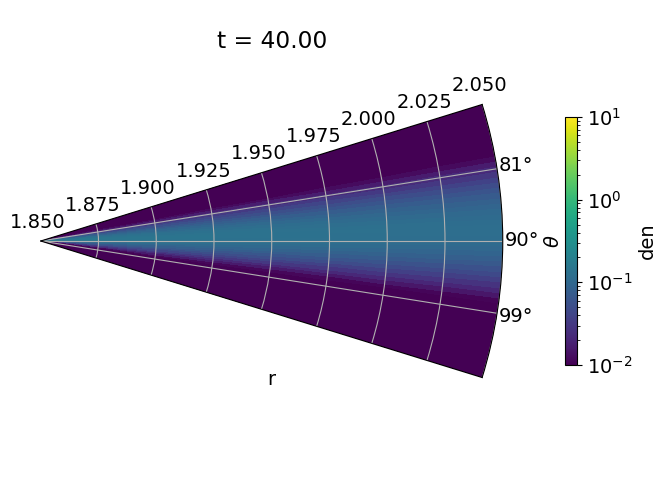
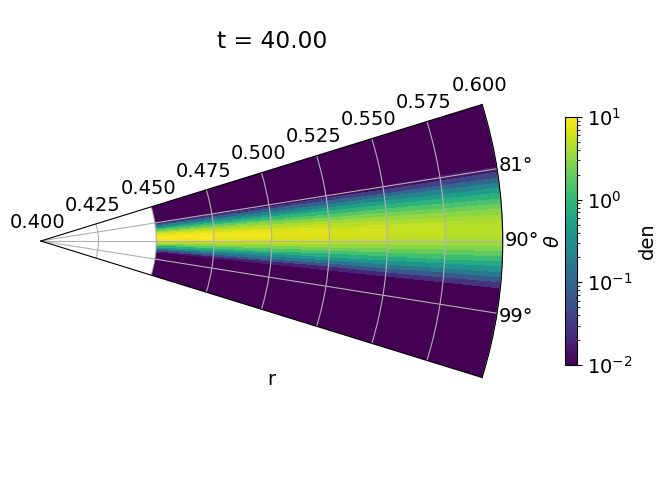
The notebook cell's code change between the first figure and the second:
--- before
+++ after
@@ -21,5 +21,6 @@
 ## in the below plot, the x-axis points right, the z-axis points up, and the y-axis
 # points into the page/screen
-ax.set_rlim(1.85,2.05) # ax.set_rlim(.2, 2.2)
+#ax.set_rlim(.4, 2.1)
+ax.set_rlim(.4,.6) 
 ax.xaxis.set_label_position('top') 
 ax.set_xlabel("r", labelpad=-270)

Commit: i think disk reorientation is a low-resolution issue